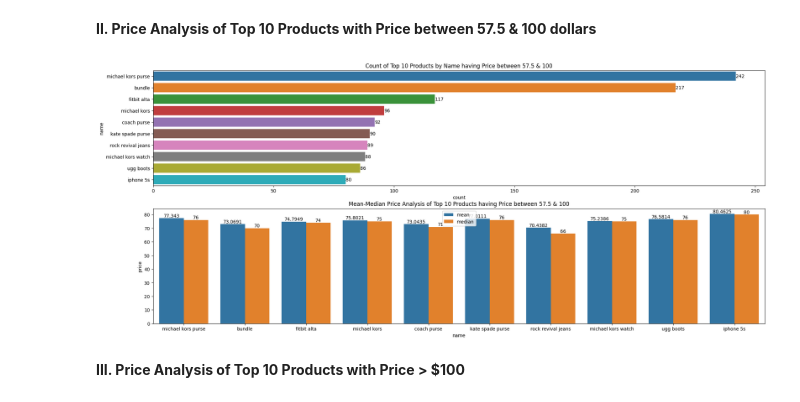
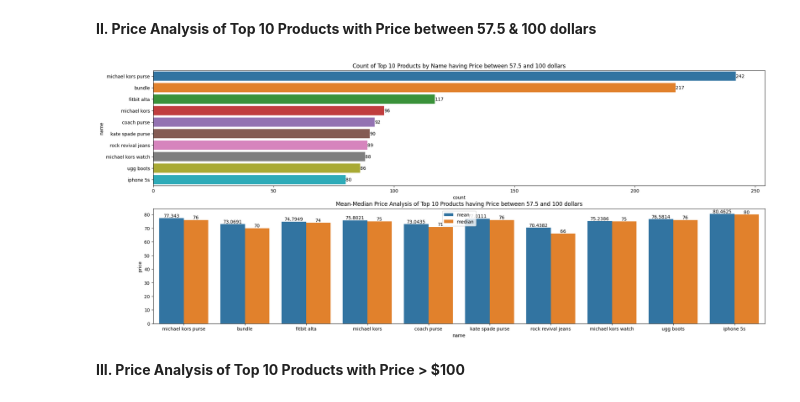
Before and after one commit to SC30GSWNBA/Mercari_Price_Suggestion_Challenge, a Jupyter notebook: Mercari_Price_Suggestion_Case_Study.ipynb, the cells around one changed output. Saved outputs shown, nothing was run; the diff lists cells and outputs as text; code cells hidden in the pictures.

```diff
--- a/Mercari_Price_Suggestion_Case_Study.ipynb
+++ b/Mercari_Price_Suggestion_Case_Study.ipynb
@@ -787,11 +791,15 @@ mercari_df['sub_category3'].replace(to_replace=['Bath', 'Bathing Accessories'],
 # %%
-mercari_df['sub_category3'].replace(to_replace=['Shampoo & Conditioner Sets', 'Shampoo Plus Conditioner'], value="Shampoo & Conditioner Sets", inplace = True)
+mercari_df['sub_category3'].replace(to_replace=['Shampoo & Conditioner Sets', 'Shampoo Plus Conditioner'], \
+                                    value="Shampoo & Conditioner Sets", inplace = True)
 # %%
-mercari_df['sub_category3'].replace(to_replace=['Styling Products', 'Styling Tools'], value="Styling Products", inplace = True)
+mercari_df['sub_category3'].replace(to_replace=['Styling Products', 'Styling Tools'], \
+                                    value="Styling Products", inplace = True)
 # %%
-mercari_df['sub_category3'].replace(to_replace=['Hair & Scalp Treatments', 'Hair Loss Products'], value="Hair Loss Products", inplace = True)
+mercari_df['sub_category3'].replace(to_replace=['Hair & Scalp Treatments', 'Hair Loss Products'], \
+                                    value="Hair Loss Products", inplace = True)
 # %%
-mercari_df['sub_category3'].replace(to_replace=['iPad,Tablet,eBook Readers', 'iPad,Tablet,eBook Access'], value="iPad,Tablet,eBook Readers/Access", inplace = True)
+mercari_df['sub_category3'].replace(to_replace=['iPad,Tablet,eBook Readers', 'iPad,Tablet,eBook Access'], \
+                                    value="iPad,Tablet,eBook Readers/Access", inplace = True)
 # %% [markdown]
 **Action Items:**
 
@@ -966,24 +987,28 @@ plt.show()
 # %%
 fig,axes=plt.subplots(2,1,figsize=(24,10))
 price_greater_than_t = mercari_df[(mercari_df['price'] > 57.5) & (mercari_df['price'] <= 100)]
-sns.countplot(y='name', data=price_greater_than_t, order = price_greater_than_t['name'].value_counts().index[:10], ax=axes[0])
+sns.countplot(y='name', data=price_greater_than_t, order = price_greater_than_t['name'].value_counts().\
+              index[:10], ax=axes[0])
 axes[0].bar_label(axes[0].containers[0])
-axes[0].set_title('Count of Top 10 Products by Name having Price between $57.5 & $100')
+axes[0].set_title('Count of Top 10 Products by Name having Price between 57.5 and 100 dollars')
 products = price_greater_than_t["name"].value_counts().index[:10]
-df_products1 = price_greater_than_t[price_greater_than_t['name'].isin(products)].groupby(['name']).agg({'price':'mean'}).reset_index()
+df_products1 = price_greater_than_t[price_greater_than_t['name'].isin(products)].groupby(['name']).\
+agg({'price':'mean'}).reset_index()
 df_products1['type'] = 'mean'
-df_products2 = price_greater_than_t[price_greater_than_t['name'].isin(products)].groupby(['name']).agg({'price':'median'}).reset_index()
+df_products2 = price_greater_than_t[price_greater_than_t['name'].isin(products)].groupby(['name']).\
+agg({'price':'median'}).reset_index()
 df_products2['type'] = 'median'
 df_products = pd.concat([df_products1, df_products2]).reset_index(drop = True)
 df_products
-sns.barplot(data=df_products, x="name", y="price", order = price_greater_than_t['name'].value_counts().index[:10], hue="type")
+sns.barplot(data=df_products, x="name", y="price", order = price_greater_than_t['name'].value_counts().\
+            index[:10], hue="type")
 axes[1].bar_label(axes[1].containers[0])
 axes[1].bar_label(axes[1].containers[1])
-axes[1].set_title('Mean-Median Price Analysis of Top 10 Products having Price between $57.5 & $100')
+axes[1].set_title('Mean-Median Price Analysis of Top 10 Products having Price between 57.5 and 100 dollars')
 plt.legend()
 plt.show()
 # %% [output]
-[figure, old version]
+[figure, new version]
 # %% [markdown]
 **III. Price Analysis of Top 10 Products with Price > $100**
 # %%
```
Also changed, not shown: parts of 23 cells of this notebook.
